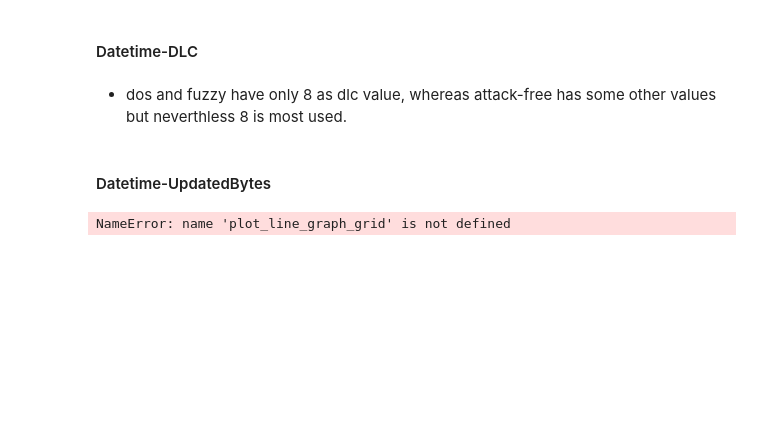
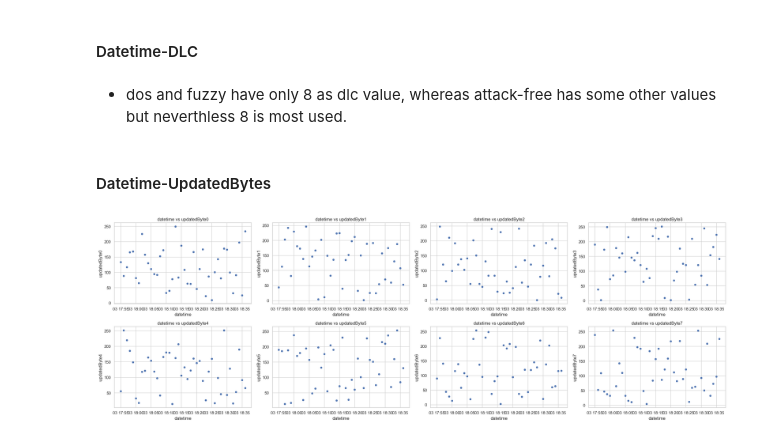
Before and after one commit to FatimeNazliAs/Intrusion-Detection-Systems-using-ML, a Jupyter notebook: notebooks/visualize_data.ipynb, the cells around one changed output. Drawn from its saved outputs; the diff is of its cells as text; code cells hidden in the pictures; blank space fills up the shorter version.

Commit message:
Complete visualize_data.ipynb

```diff
--- a/notebooks/visualize_data.ipynb
+++ b/notebooks/visualize_data.ipynb
@@ -368,5 +360,5 @@ Index(['updatedCanId', 'datetime', 'dlc', 'updatedByte0', 'updatedByte1',
 # %%
-plot_line_graph_grid(fuzzy_df_resampled, "datetime", byte_columns)
+plot_scatter_graph_grid(fuzzy_df_resampled, "datetime", byte_columns)
 # %% [output]
-NameError: name 'plot_line_graph_grid' is not defined
+[figure, added]
 # %%
```
Also changed, not shown: parts of 31 cells of this notebook.
